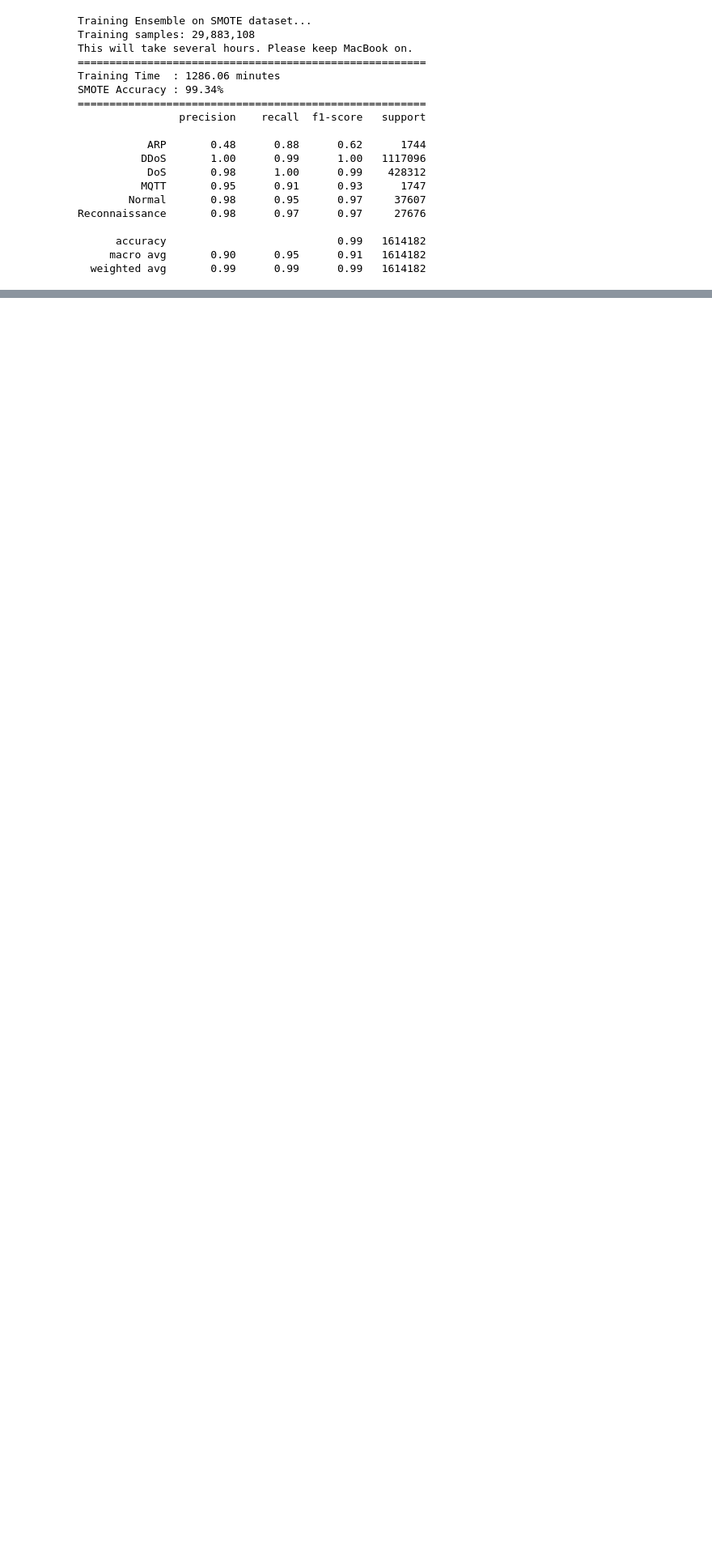
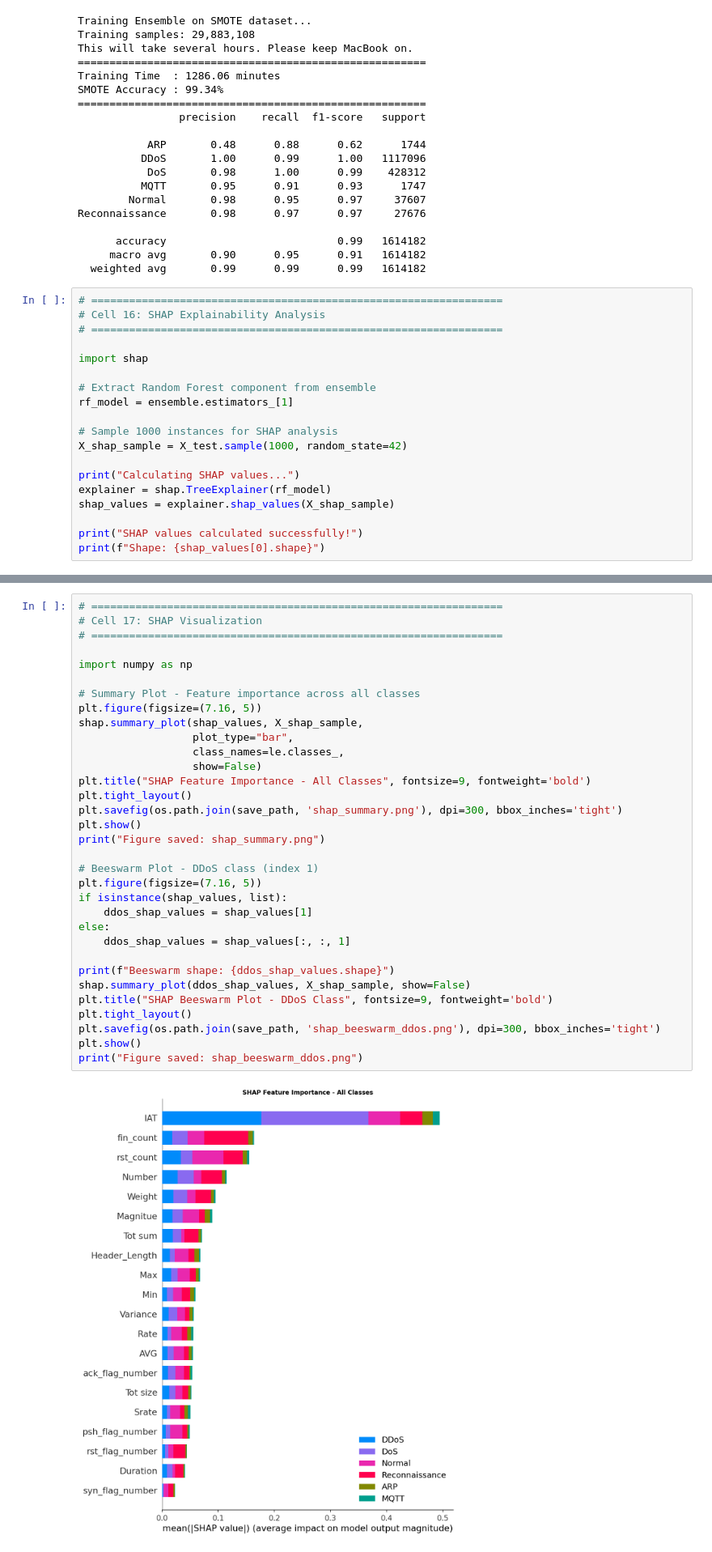
Before and after one commit to rahidparvez/iomt-attack-detection, a Jupyter notebook: IoMT_Attack_Detection_Paper.ipynb, the cells around one changed output, grey strips where cells are left out. Shown at 81% size. Cells and saved outputs as stored; diff of their text form; blank space fills up the shorter version.

Commit message:
SHAP explainability analysis added

```diff
--- a/IoMT_Attack_Detection_Paper.ipynb
+++ b/IoMT_Attack_Detection_Paper.ipynb
@@ -904,3 +904,22 @@ Reconnaissance       0.98      0.97      0.97     27676
       accuracy                           0.99   1614182
      macro avg       0.90      0.95      0.91   1614182
   weighted avg       0.99      0.99      0.99   1614182
+# %%
+# =================================================================
+# Cell 16: SHAP Explainability Analysis
+# =================================================================
+
+import shap
+
+# Extract Random Forest component from ensemble
+rf_model = ensemble.estimators_[1]
+
+# Sample 1000 instances for SHAP analysis
+X_shap_sample = X_test.sample(1000, random_state=42)
+
+print("Calculating SHAP values...")
+explainer = shap.TreeExplainer(rf_model)
+shap_values = explainer.shap_values(X_shap_sample)
+
+print("SHAP values calculated successfully!")
+print(f"Shape: {shap_values[0].shape}")
@@ -906,0 +930,35 @@ Reconnaissance       0.98      0.97      0.97     27676
+# %%
+# =================================================================
+# Cell 17: SHAP Visualization
+# =================================================================
+
+import numpy as np
+
+# Summary Plot - Feature importance across all classes
+plt.figure(figsize=(7.16, 5))
+shap.summary_plot(shap_values, X_shap_sample,
+                  plot_type="bar",
+                  class_names=le.classes_,
+                  show=False)
+plt.title("SHAP Feature Importance - All Classes", fontsize=9, fontweight='bold')
+plt.tight_layout()
+plt.savefig(os.path.join(save_path, 'shap_summary.png'), dpi=300, bbox_inches='tight')
+plt.show()
+print("Figure saved: shap_summary.png")
+
+# Beeswarm Plot - DDoS class (index 1)
+plt.figure(figsize=(7.16, 5))
+if isinstance(shap_values, list):
+    ddos_shap_values = shap_values[1]
+else:
+    ddos_shap_values = shap_values[:, :, 1]
+
+print(f"Beeswarm shape: {ddos_shap_values.shape}")
+shap.summary_plot(ddos_shap_values, X_shap_sample, show=False)
+plt.title("SHAP Beeswarm Plot - DDoS Class", fontsize=9, fontweight='bold')
+plt.tight_layout()
+plt.savefig(os.path.join(save_path, 'shap_beeswarm_ddos.png'), dpi=300, bbox_inches='tight')
+plt.show()
+print("Figure saved: shap_beeswarm_ddos.png")
+# %% [output]
+[figure, added]
```
Also changed, not shown: parts of 2 cells of this notebook.
